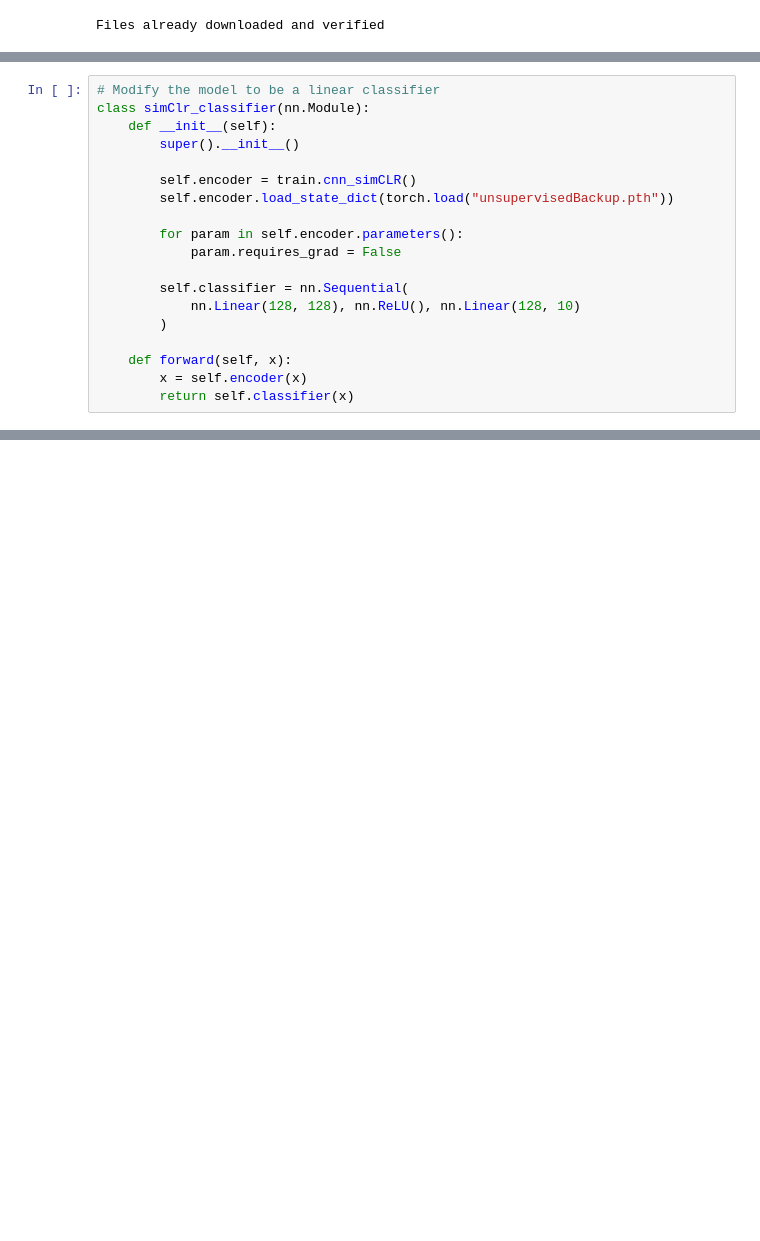
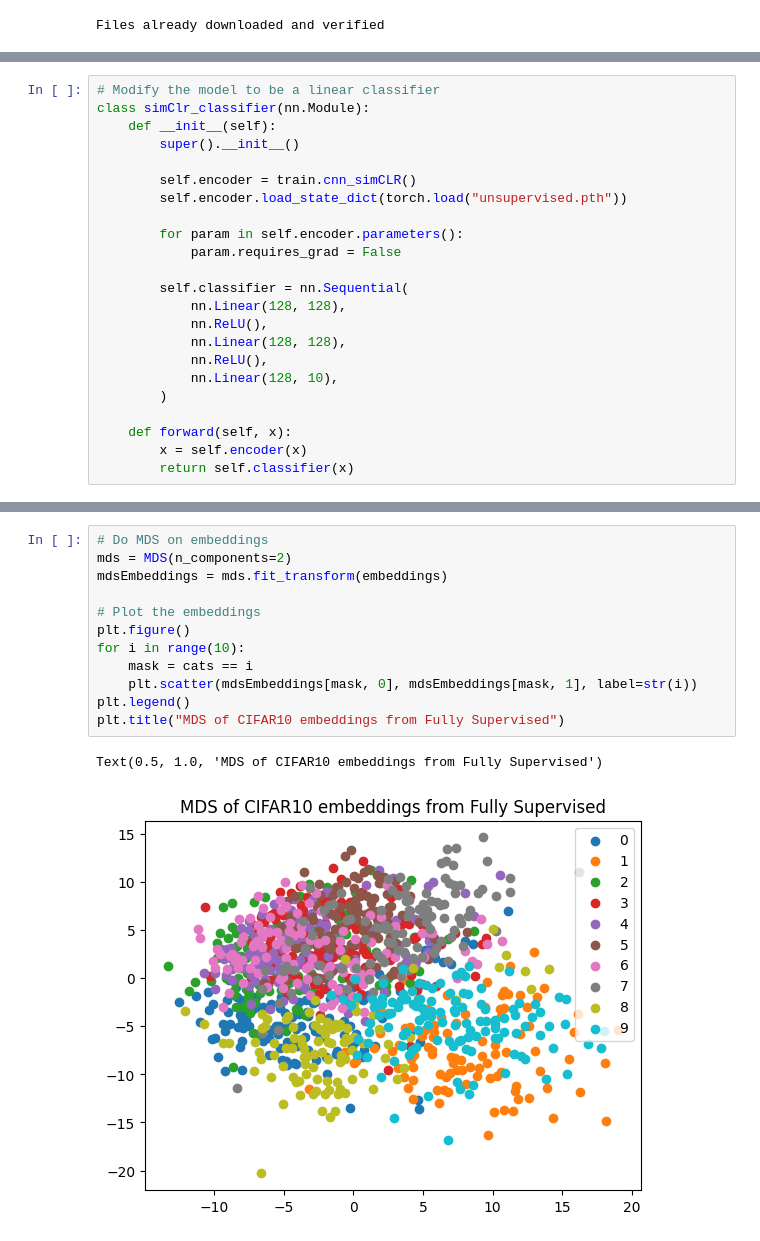
Before and after one commit to JasonKChow/SimpleSimCLR, a Jupyter notebook: demo.ipynb, the cells around one changed output, grey strips where cells are left out. Cells and saved outputs as stored; diff of their text form; blank space fills up the shorter version.

```diff
--- a/demo.ipynb
+++ b/demo.ipynb
@@ -94,13 +170,17 @@ class simClr_classifier(nn.Module):
         super().__init__()
 
         self.encoder = train.cnn_simCLR()
-        self.encoder.load_state_dict(torch.load("unsupervisedBackup.pth"))
+        self.encoder.load_state_dict(torch.load("unsupervised.pth"))
 
         for param in self.encoder.parameters():
             param.requires_grad = False
 
         self.classifier = nn.Sequential(
-            nn.Linear(128, 128), nn.ReLU(), nn.Linear(128, 10)
+            nn.Linear(128, 128),
+            nn.ReLU(),
+            nn.Linear(128, 128),
+            nn.ReLU(),
+            nn.Linear(128, 10),
         )
 
     def forward(self, x):
@@ -213,0 +362,15 @@ Epoch 10: Train Loss: 1.123, Train Accuracy: 0.608, Test Loss: 1.092, Test Accur
+# %%
+# Do MDS on embeddings
+mds = MDS(n_components=2)
+mdsEmbeddings = mds.fit_transform(embeddings)
+
+# Plot the embeddings
+plt.figure()
+for i in range(10):
+    mask = cats == i
+    plt.scatter(mdsEmbeddings[mask, 0], mdsEmbeddings[mask, 1], label=str(i))
+plt.legend()
+plt.title("MDS of CIFAR10 embeddings from Fully Supervised")
+# %% [output]
+Text(0.5, 1.0, 'MDS of CIFAR10 embeddings from Fully Supervised')
+[figure, added]
```
Also changed, not shown: parts of 17 cells of this notebook, 1 other file.
